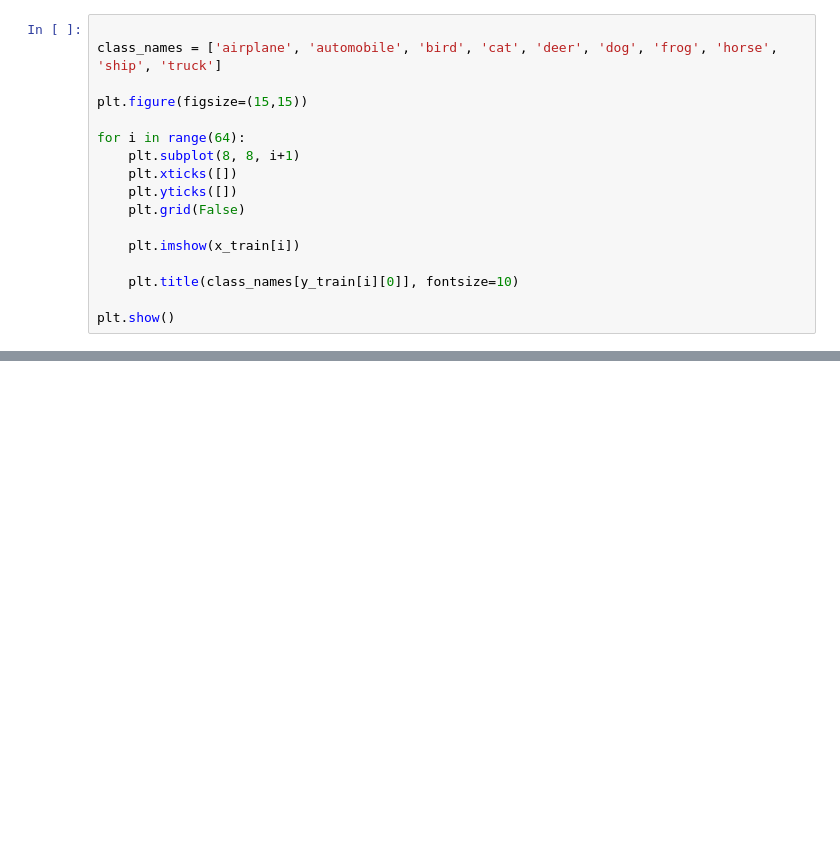
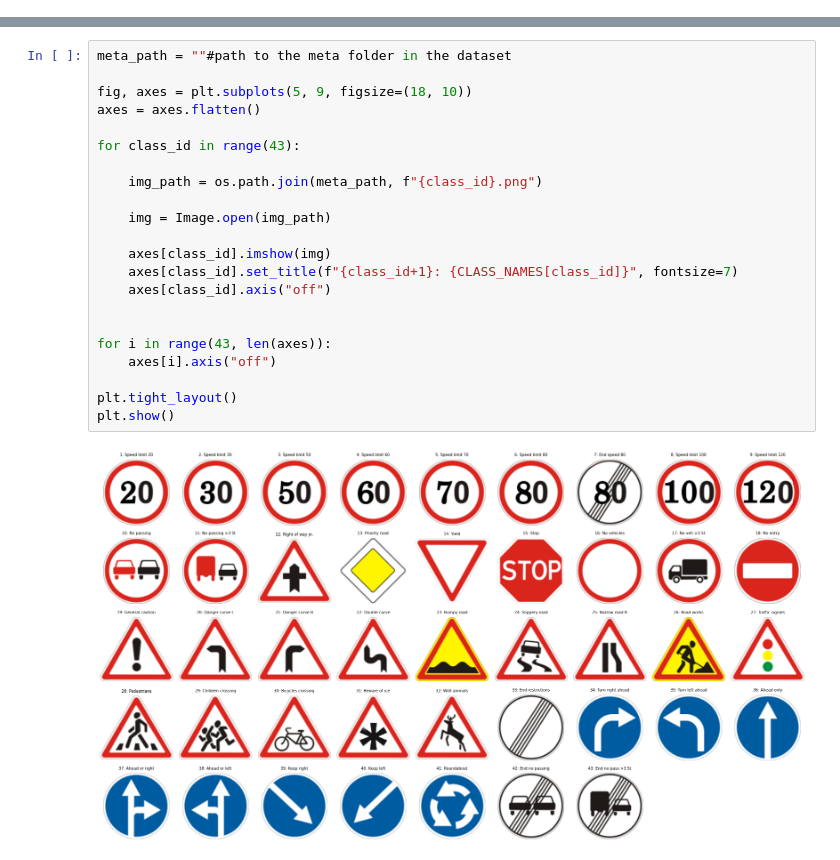
Before and after one commit to Engshadow/Autonomous-Vehicle-Perception-Module, a Jupyter notebook: Project.ipynb, the cells around one changed output, grey strips where cells are left out. Cells and saved outputs as stored; diff of their text form; blank space fills up the shorter version.

```diff
--- a/Project.ipynb
+++ b/Project.ipynb
@@ -35,17 +13,0 @@ Unique labels in training set: [0 1 2 3 4 5 6 7 8 9]
-# %%
-
-class_names = ['airplane', 'automobile', 'bird', 'cat', 'deer', 'dog', 'frog', 'horse', 'ship', 'truck']
-
-plt.figure(figsize=(15,15))
-
-for i in range(64):
-    plt.subplot(8, 8, i+1)
-    plt.xticks([])
-    plt.yticks([])
-    plt.grid(False)
-
-    plt.imshow(x_train[i])
-
-    plt.title(class_names[y_train[i][0]], fontsize=10)
-
-plt.show()
@@ -110,0 +57,24 @@ Flattened Test set shape: (10000, 1024)
+# %%
+meta_path = ""#path to the meta folder in the dataset
+
+fig, axes = plt.subplots(5, 9, figsize=(18, 10))
+axes = axes.flatten()
+
+for class_id in range(43):
+
+    img_path = os.path.join(meta_path, f"{class_id}.png")
+
+    img = Image.open(img_path)
+
+    axes[class_id].imshow(img)
+    axes[class_id].set_title(f"{class_id+1}: {CLASS_NAMES[class_id]}", fontsize=7)
+    axes[class_id].axis("off")
+
+
+for i in range(43, len(axes)):
+    axes[i].axis("off")
+
+plt.tight_layout()
+plt.show()
+# %% [output]
+[figure, added]
```
Also changed, not shown: parts of 21 cells of this notebook.
